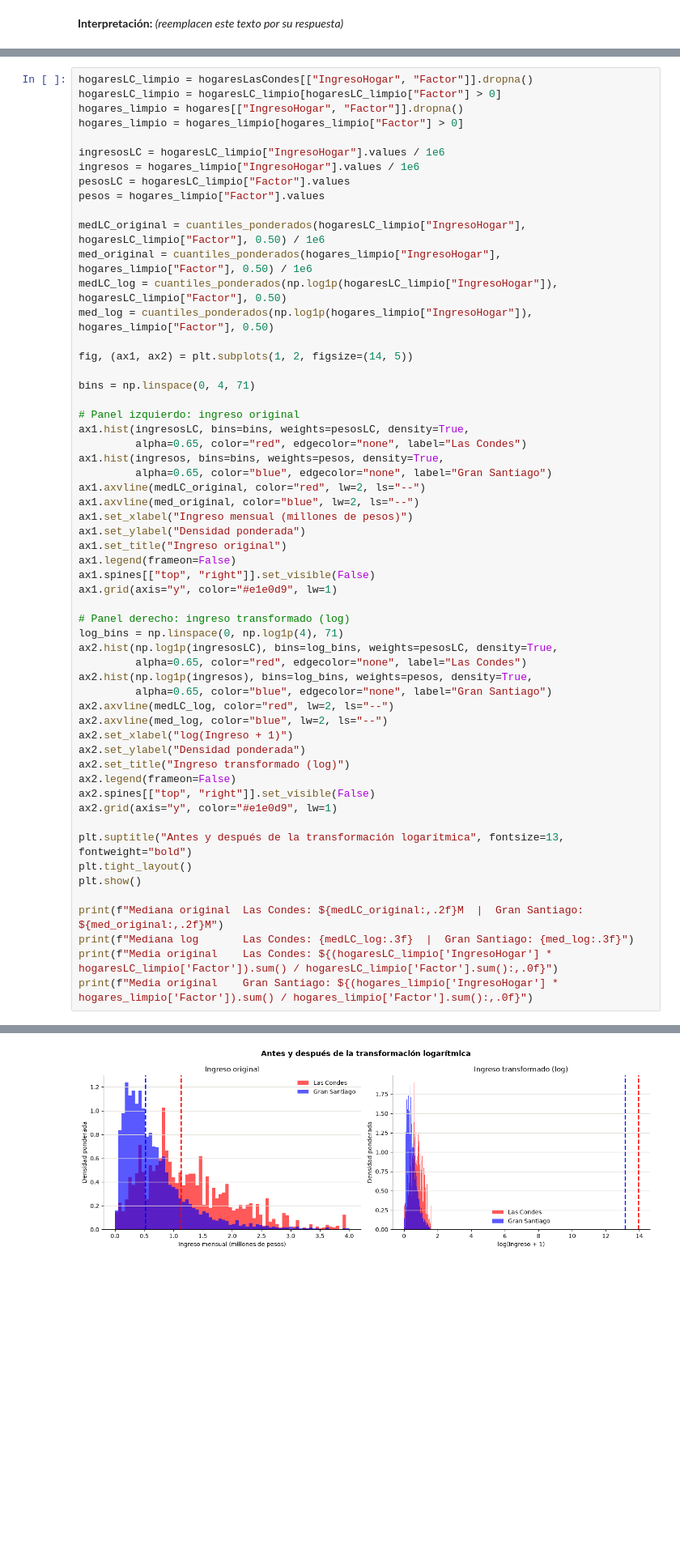
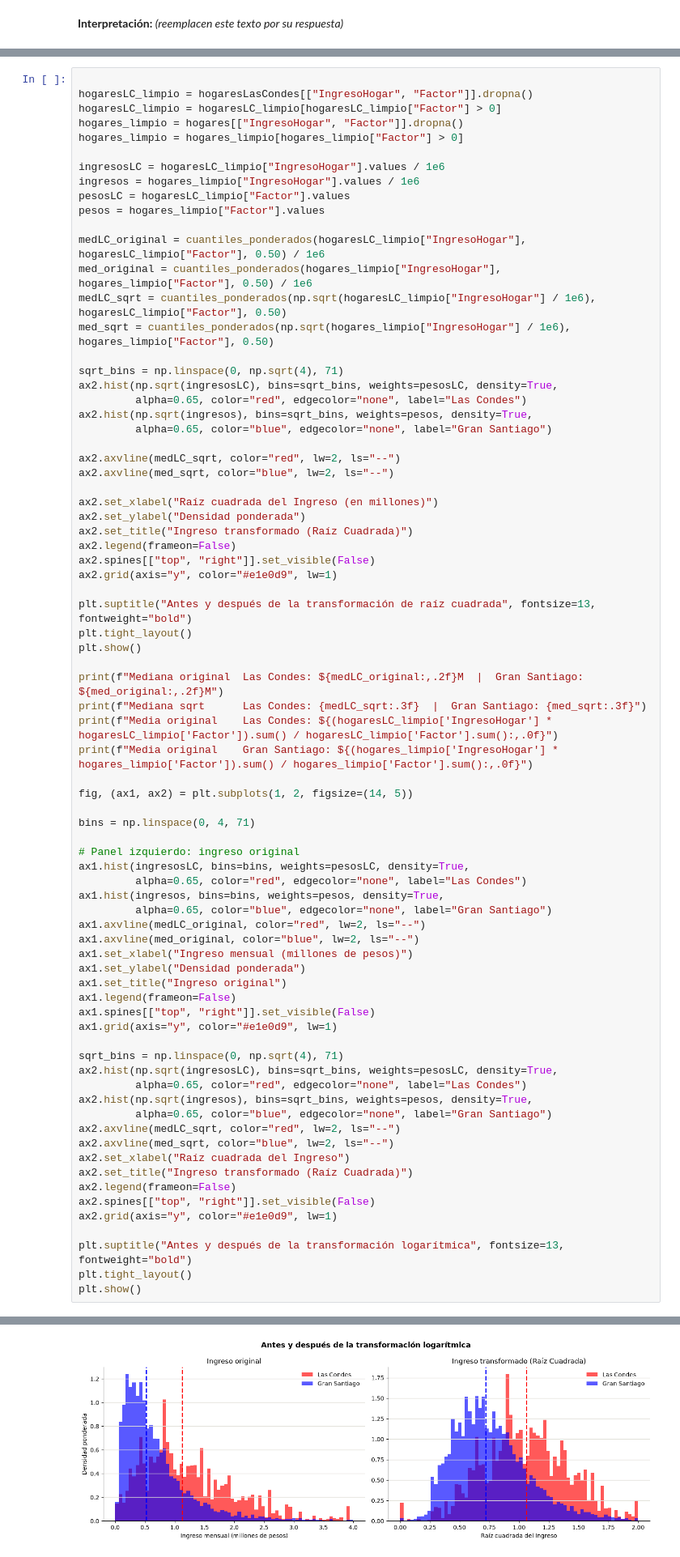
Before and after one commit to gonzzza-lol/cienciaDatos, a Jupyter notebook: tarea1_Suarez_Gutierrez.ipynb, the cells around one changed output, grey strips where cells are left out. Shown at 81% size. Drawn from its saved outputs; the diff is of its cells as text; blank space fills up the shorter version.

```diff
--- a/tarea1_Suarez_Gutierrez.ipynb
+++ b/tarea1_Suarez_Gutierrez.ipynb
@@ -796,6 +871,7 @@ Muestren el efecto con un gráfico del antes y el después.
 En la interpretación, expliquen cómo cambia la forma de la distribución y qué
 medidas se vuelven más o menos informativas después de la transformación.
 # %%
+
 hogaresLC_limpio = hogaresLasCondes[["IngresoHogar", "Factor"]].dropna()
 hogaresLC_limpio = hogaresLC_limpio[hogaresLC_limpio["Factor"] > 0]
 hogares_limpio = hogares[["IngresoHogar", "Factor"]].dropna()
@@ -808,8 +884,33 @@ pesos = hogares_limpio["Factor"].values
 
 medLC_original = cuantiles_ponderados(hogaresLC_limpio["IngresoHogar"], hogaresLC_limpio["Factor"], 0.50) / 1e6
 med_original = cuantiles_ponderados(hogares_limpio["IngresoHogar"], hogares_limpio["Factor"], 0.50) / 1e6
-medLC_log = cuantiles_ponderados(np.log1p(hogaresLC_limpio["IngresoHogar"]), hogaresLC_limpio["Factor"], 0.50)
-med_log = cuantiles_ponderados(np.log1p(hogares_limpio["IngresoHogar"]), hogares_limpio["Factor"], 0.50)
+medLC_sqrt = cuantiles_ponderados(np.sqrt(hogaresLC_limpio["IngresoHogar"] / 1e6), hogaresLC_limpio["Factor"], 0.50)
+med_sqrt = cuantiles_ponderados(np.sqrt(hogares_limpio["IngresoHogar"] / 1e6), hogares_limpio["Factor"], 0.50)
+
+sqrt_bins = np.linspace(0, np.sqrt(4), 71)
+ax2.hist(np.sqrt(ingresosLC), bins=sqrt_bins, weights=pesosLC, density=True,
+         alpha=0.65, color="red", edgecolor="none", label="Las Condes")
+ax2.hist(np.sqrt(ingresos), bins=sqrt_bins, weights=pesos, density=True,
+         alpha=0.65, color="blue", edgecolor="none", label="Gran Santiago")
+
+ax2.axvline(medLC_sqrt, color="red", lw=2, ls="--")
+ax2.axvline(med_sqrt, color="blue", lw=2, ls="--")
+
+ax2.set_xlabel("Raíz cuadrada del Ingreso (en millones)")
+ax2.set_ylabel("Densidad ponderada")
+ax2.set_title("Ingreso transformado (Raíz Cuadrada)")
+ax2.legend(frameon=False)
+ax2.spines[["top", "right"]].set_visible(False)
+ax2.grid(axis="y", color="#e1e0d9", lw=1)
+
+plt.suptitle("Antes y después de la transformación de raíz cuadrada", fontsize=13, fontweight="bold")
+plt.tight_layout()
+plt.show()
+
+print(f"Mediana original  Las Condes: ${medLC_original:,.2f}M  |  Gran Santiago: ${med_original:,.2f}M")
+print(f"Mediana sqrt      Las Condes: {medLC_sqrt:.3f}  |  Gran Santiago: {med_sqrt:.3f}")
+print(f"Media original    Las Condes: ${(hogaresLC_limpio['IngresoHogar'] * hogaresLC_limpio['Factor']).sum() / hogaresLC_limpio['Factor'].sum():,.0f}")
+print(f"Media original    Gran Santiago: ${(hogares_limpio['IngresoHogar'] * hogares_limpio['Factor']).sum() / hogares_limpio['Factor'].sum():,.0f}")
 
 fig, (ax1, ax2) = plt.subplots(1, 2, figsize=(14, 5))
 
@@ -829,17 +930,15 @@ ax1.legend(frameon=False)
 ax1.spines[["top", "right"]].set_visible(False)
 ax1.grid(axis="y", color="#e1e0d9", lw=1)
 
-# Panel derecho: ingreso transformado (log)
-log_bins = np.linspace(0, np.log1p(4), 71)
-ax2.hist(np.log1p(ingresosLC), bins=log_bins, weights=pesosLC, density=True,
+sqrt_bins = np.linspace(0, np.sqrt(4), 71)
+ax2.hist(np.sqrt(ingresosLC), bins=sqrt_bins, weights=pesosLC, density=True,
          alpha=0.65, color="red", edgecolor="none", label="Las Condes")
-ax2.hist(np.log1p(ingresos), bins=log_bins, weights=pesos, density=True,
+ax2.hist(np.sqrt(ingresos), bins=sqrt_bins, weights=pesos, density=True,
          alpha=0.65, color="blue", edgecolor="none", label="Gran Santiago")
-ax2.axvline(medLC_log, color="red", lw=2, ls="--")
-ax2.axvline(med_log, color="blue", lw=2, ls="--")
-ax2.set_xlabel("log(Ingreso + 1)")
-ax2.set_ylabel("Densidad ponderada")
-ax2.set_title("Ingreso transformado (log)")
+ax2.axvline(medLC_sqrt, color="red", lw=2, ls="--")
+ax2.axvline(med_sqrt, color="blue", lw=2, ls="--")
+ax2.set_xlabel("Raíz cuadrada del Ingreso")
+ax2.set_title("Ingreso transformado (Raíz Cuadrada)")
 ax2.legend(frameon=False)
 ax2.spines[["top", "right"]].set_visible(False)
 ax2.grid(axis="y", color="#e1e0d9", lw=1)
@@ -847,9 +946,4 @@ ax2.grid(axis="y", color="#e1e0d9", lw=1)
 plt.suptitle("Antes y después de la transformación logarítmica", fontsize=13, fontweight="bold")
 plt.tight_layout()
 plt.show()
-
-print(f"Mediana original  Las Condes: ${medLC_original:,.2f}M  |  Gran Santiago: ${med_original:,.2f}M")
-print(f"Mediana log       Las Condes: {medLC_log:.3f}  |  Gran Santiago: {med_log:.3f}")
-print(f"Media original    Las Condes: ${(hogaresLC_limpio['IngresoHogar'] * hogaresLC_limpio['Factor']).sum() / hogaresLC_limpio['Factor'].sum():,.0f}")
-print(f"Media original    Gran Santiago: ${(hogares_limpio['IngresoHogar'] * hogares_limpio['Factor']).sum() / hogares_limpio['Factor'].sum():,.0f}")
 # %% [output]
@@ -856 +955 @@ print(f"Media original    Gran Santiago: ${(hogares_limpio['IngresoHogar'] * hog
-[figure, old version]
+[figure, new version]
```
Also changed, not shown: parts of 9 cells of this notebook.
